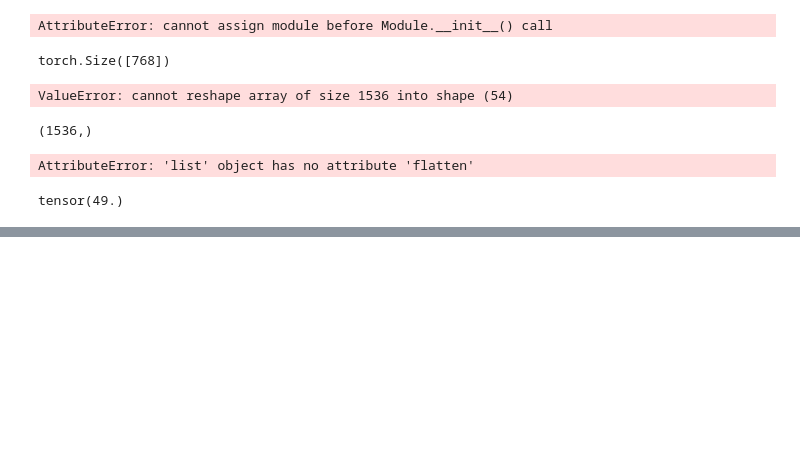
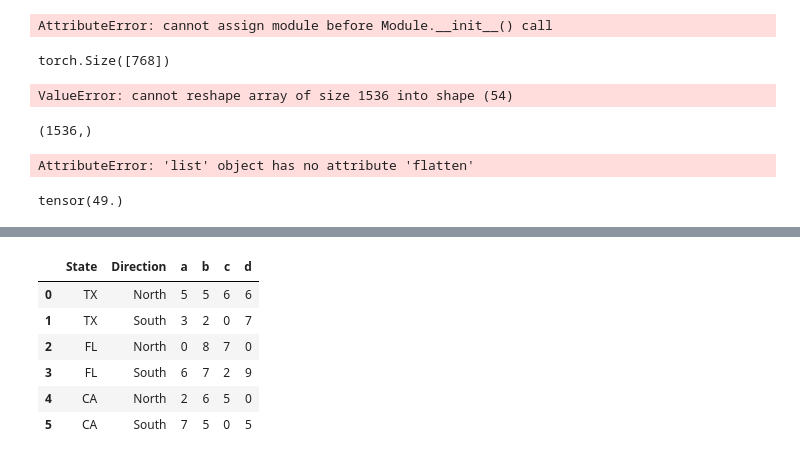
Before and after one commit to wyh196646/OCT, a Jupyter notebook: test.ipynb, the cells around one changed output, grey strips where cells are left out. Cells and saved outputs as stored; diff of their text form; code cells hidden in the pictures; blank space fills up the shorter version.

```diff
--- a/test.ipynb
+++ b/test.ipynb
@@ -859,0 +859,10 @@ NameError: name 'pd' is not defined
+# %%
+df.reset_index()
+# %% [output]
+|  | State | Direction | a | b | c | d |
+| 0 | TX | North | 5 | 5 | 6 | 6 |
+| 1 | TX | South | 3 | 2 | 0 | 7 |
+| 2 | FL | North | 0 | 8 | 7 | 0 |
+| 3 | FL | South | 6 | 7 | 2 | 9 |
+| 4 | CA | North | 2 | 6 | 5 | 0 |
+| 5 | CA | South | 7 | 5 | 0 | 5 |
```
Also changed, not shown: parts of 1 cell of this notebook, 38 other files.
